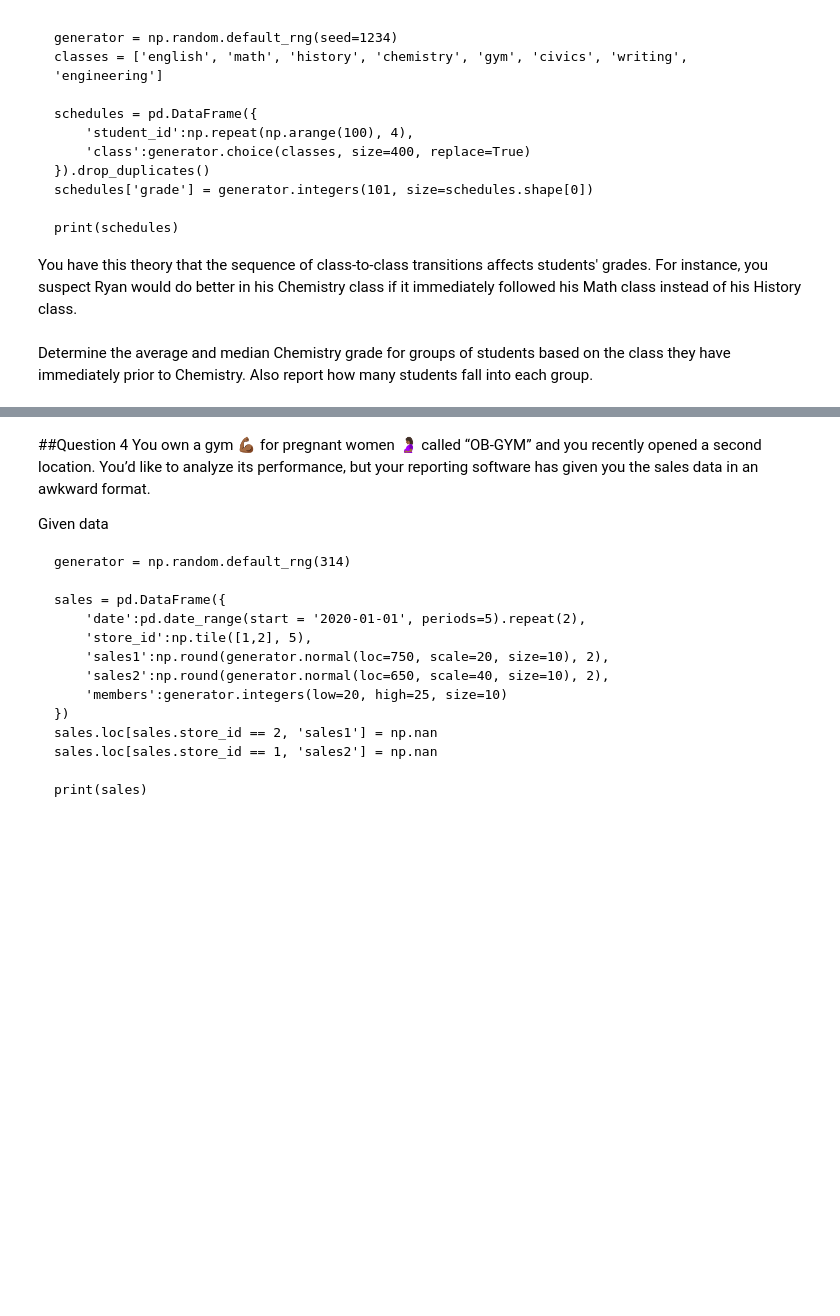
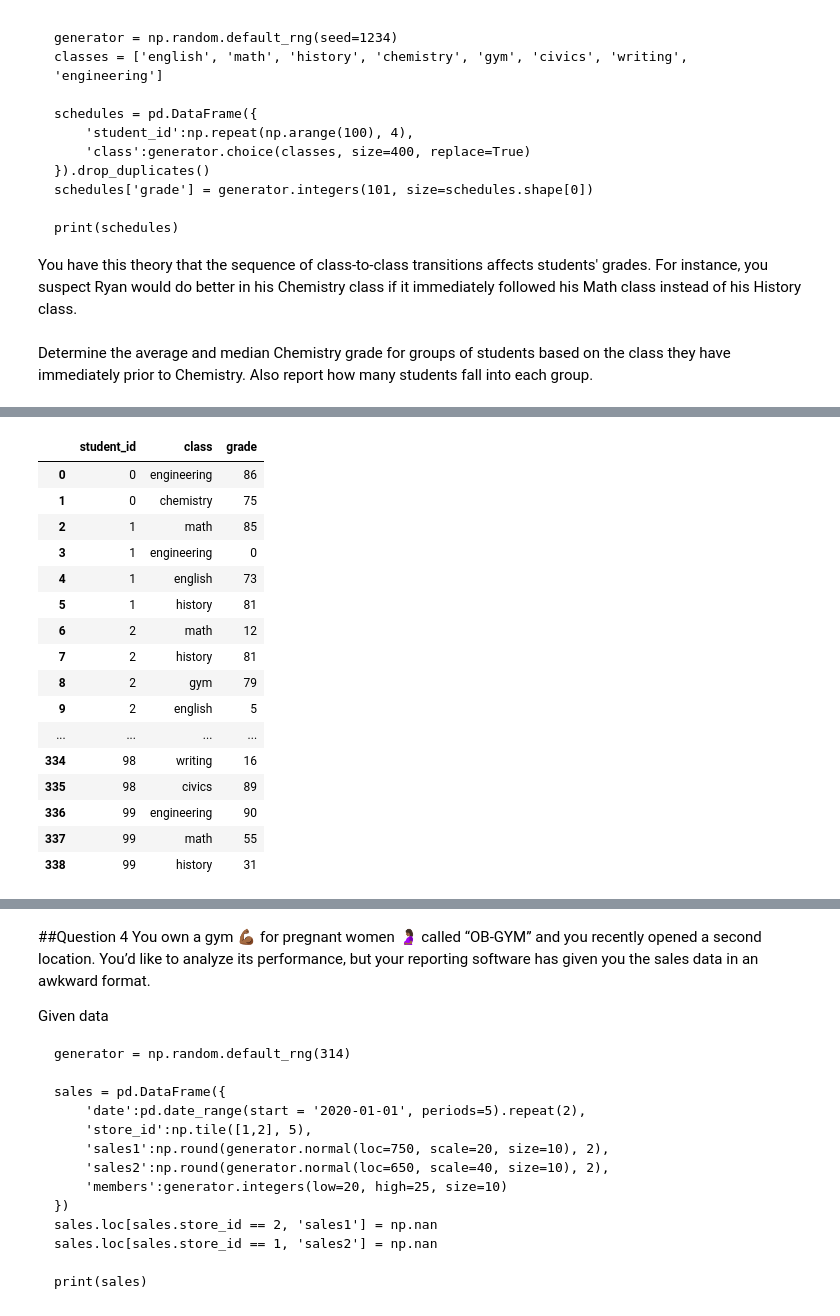
Before and after one commit to Taweechokk/Chok, a Jupyter notebook: Pandas_Exercise_(1).ipynb, the cells around one changed output, grey strips where cells are left out. Saved outputs shown, nothing was run; the diff lists cells and outputs as text; code cells hidden in the pictures; blank space fills up the shorter version.

```diff
--- a/Pandas_Exercise_(1).ipynb
+++ b/Pandas_Exercise_(1).ipynb
@@ -1637,0 +1956,22 @@ Determine the average and median Chemistry grade for groups of students based on
+# %%
+#reset index and assign in new dataframe
+sch_new = schedules.reset_index(drop=True)
+sch_new
+# %% [output]
+|  | student_id | class | grade |
+| 0 | 0 | engineering | 86 |
+| 1 | 0 | chemistry | 75 |
+| 2 | 1 | math | 85 |
+| 3 | 1 | engineering | 0 |
+| 4 | 1 | english | 73 |
+| 5 | 1 | history | 81 |
+| 6 | 2 | math | 12 |
+| 7 | 2 | history | 81 |
+| 8 | 2 | gym | 79 |
+| 9 | 2 | english | 5 |
+| ... | ... | ... | ... |
+| 334 | 98 | writing | 16 |
+| 335 | 98 | civics | 89 |
+| 336 | 99 | engineering | 90 |
+| 337 | 99 | math | 55 |
+| 338 | 99 | history | 31 |
```
Also changed, not shown: parts of 75 cells of this notebook.
